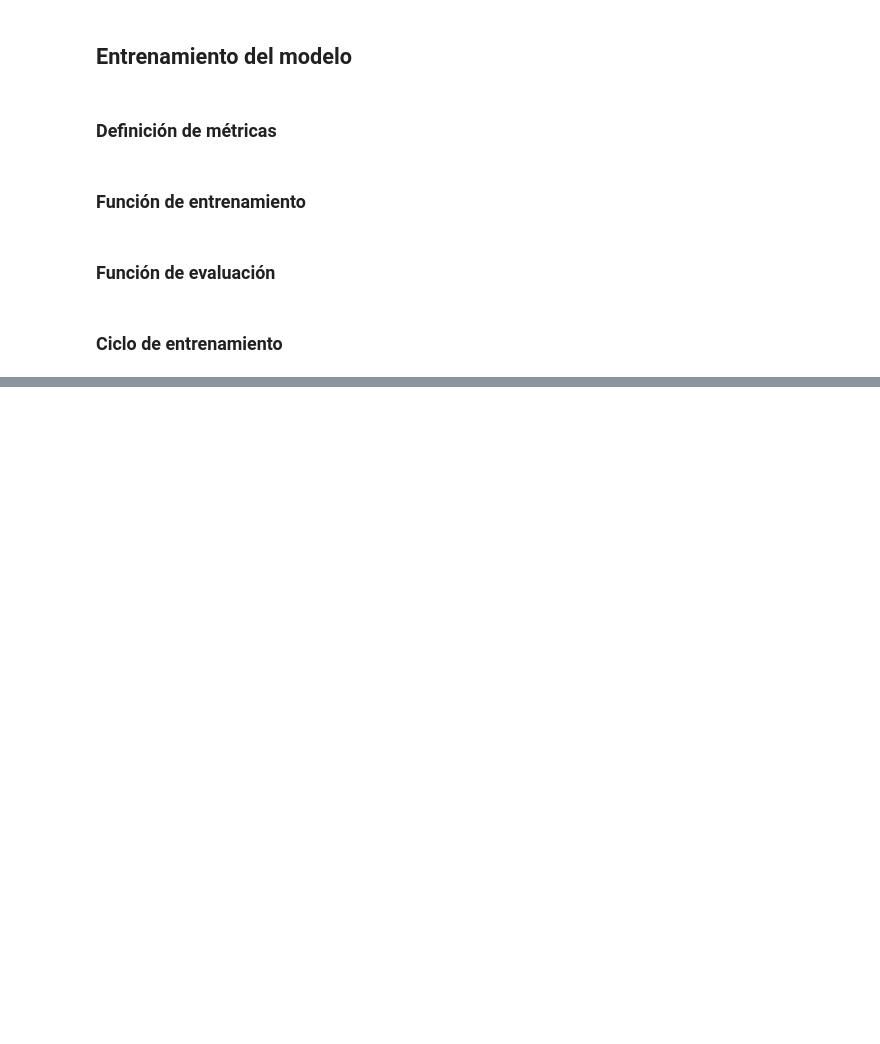
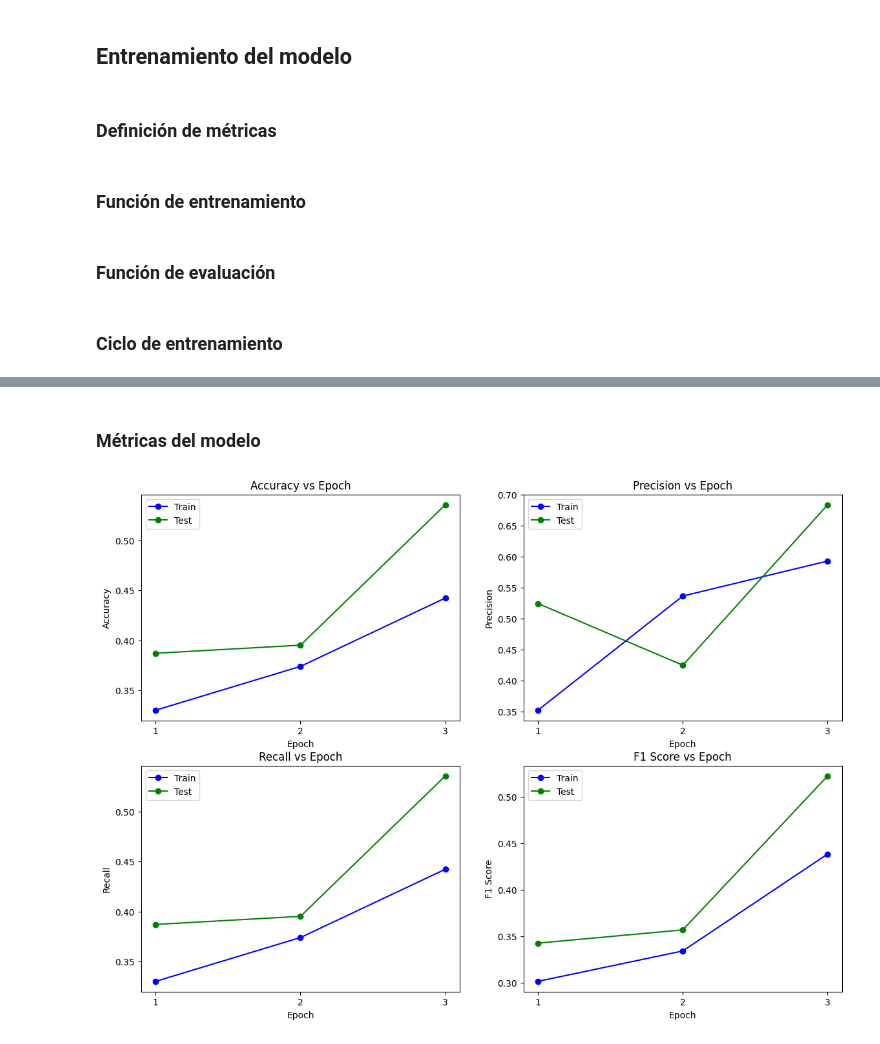
Before and after one commit to rijegaro287/proyecto_2_IRP, a Jupyter notebook: cnn/no_filter.ipynb, the cells around one changed output, grey strips where cells are left out. Drawn from its saved outputs; the diff is of its cells as text; code cells hidden in the pictures; blank space fills up the shorter version.

Commit message:
Gráfica de métricas

```diff
--- a/cnn/no_filter.ipynb
+++ b/cnn/no_filter.ipynb
@@ -356,0 +355,57 @@ print(test_metrics[0]['roc'][0][2])
+# %% [markdown]
+### Métricas del modelo
+# %%
+train_accuracies = [train_metrics[i]['accuracy'] for i in range(epochs)]
+test_accuracies = [test_metrics[i]['accuracy'] for i in range(epochs)]
+
+train_precisions = [train_metrics[i]['precision'] for i in range(epochs)]
+test_precisions = [test_metrics[i]['precision'] for i in range(epochs)]
+
+train_recalls = [train_metrics[i]['recall'] for i in range(epochs)]
+test_recalls = [test_metrics[i]['recall'] for i in range(epochs)]
+
+train_f1_scores = [train_metrics[i]['f1'] for i in range(epochs)]
+test_f1_scores = [test_metrics[i]['f1'] for i in range(epochs)]
+
+fig, ax = plt.subplots(2, 2, figsize=(14, 10))
+
+ax[0, 0].set_title('Accuracy vs Epoch')
+ax[0, 0].set_ylabel('Accuracy')
+ax[0, 0].set_xlabel('Epoch')
+ax[0, 0].set_xticks(epoch_list)
+
+
+ax[0, 1].set_title('Precision vs Epoch')
+ax[0, 1].set_ylabel('Precision')
+ax[0, 1].set_xlabel('Epoch')
+ax[0, 1].set_xticks(epoch_list)
+
+ax[1, 0].set_title('Recall vs Epoch')
+ax[1, 0].set_ylabel('Recall')
+ax[1, 0].set_xlabel('Epoch')
+ax[1, 0].set_xticks(epoch_list)
+
+ax[1, 1].set_title('F1 Score vs Epoch')
+ax[1, 1].set_ylabel('F1 Score')
+ax[1, 1].set_xlabel('Epoch')
+ax[1, 1].set_xticks(epoch_list)
+
+ax[0, 0].plot(epoch_list, train_accuracies, label='Train', color='b', marker='o')
+ax[0, 0].plot(epoch_list, test_accuracies, label='Test', color='g', marker='o')
+
+ax[0, 1].plot(epoch_list, train_precisions, label='Train', color='b', marker='o')
+ax[0, 1].plot(epoch_list, test_precisions, label='Test', color='g', marker='o')
+
+ax[1, 0].plot(epoch_list, train_recalls, label='Train', color='b', marker='o')
+ax[1, 0].plot(epoch_list, test_recalls, label='Test', color='g', marker='o')
+
+ax[1, 1].plot(epoch_list, train_f1_scores, label='Train', color='b', marker='o')
+ax[1, 1].plot(epoch_list, test_f1_scores, label='Test', color='g', marker='o')
+
+ax[0, 0].legend()
+ax[0, 1].legend()
+ax[1, 0].legend()
+ax[1, 1].legend()
+fig.show()
+# %% [output]
+[figure, added]
```
Also changed, not shown: parts of 11 cells of this notebook.
